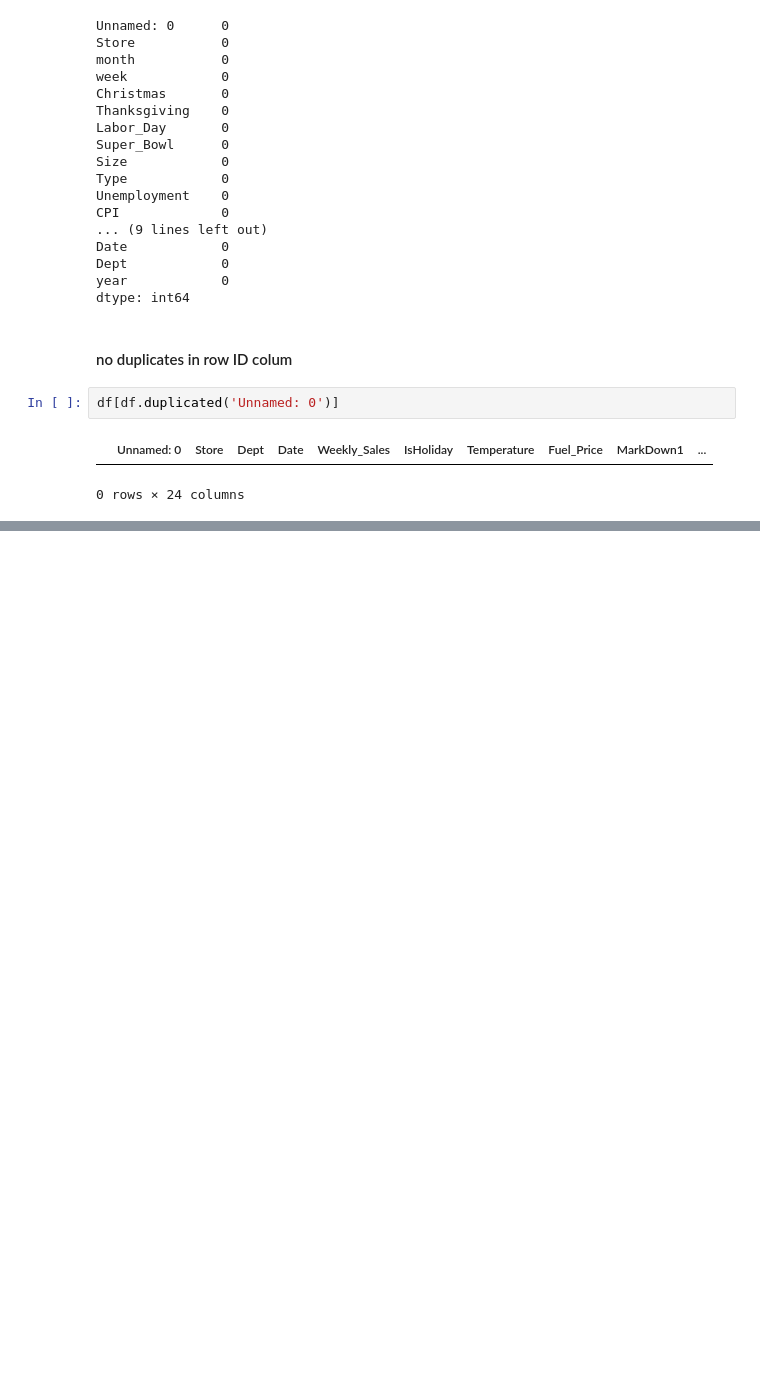
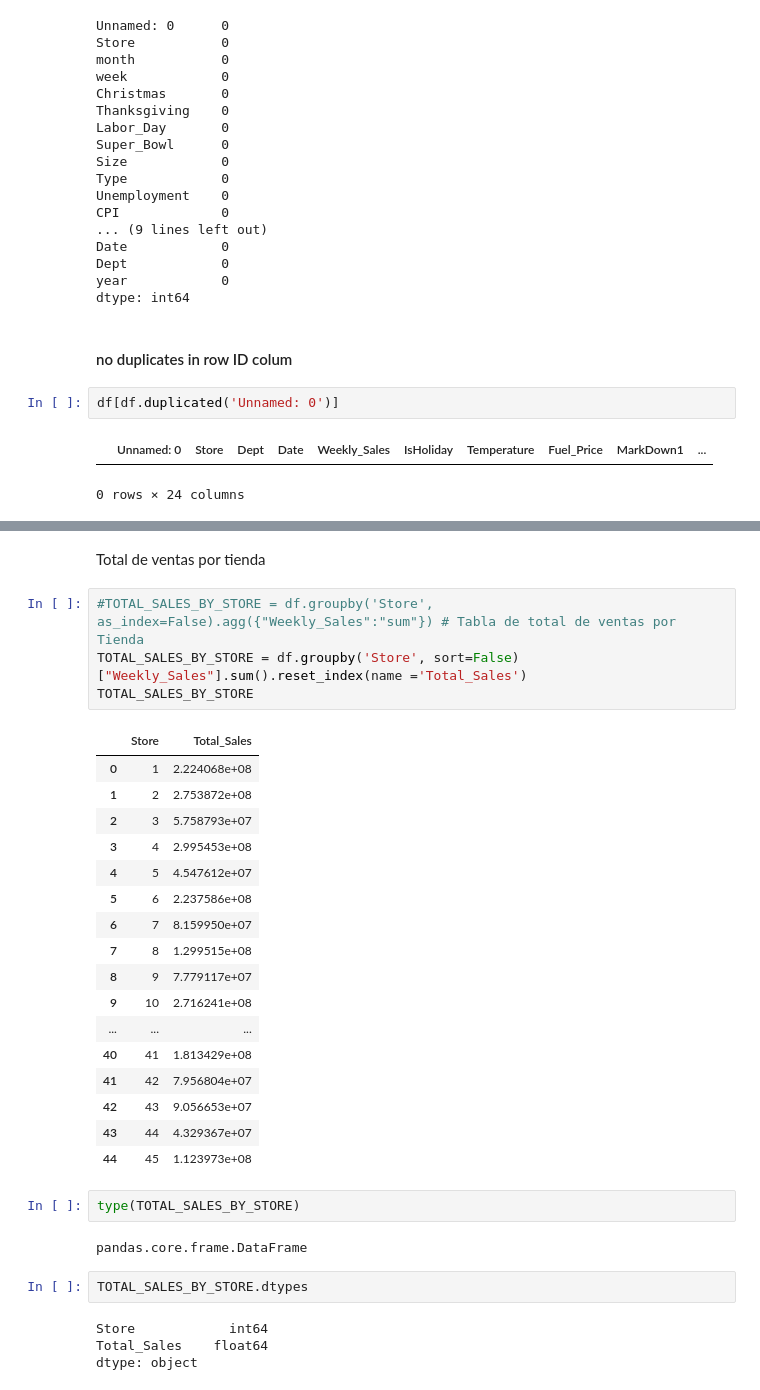
Before and after one commit to lebesguee/walmart_forecast, a Jupyter notebook: forecasting.ipynb, the cells around one changed output, grey strips where cells are left out. Cells and saved outputs as stored; diff of their text form; blank space fills up the shorter version.

```diff
--- a/forecasting.ipynb
+++ b/forecasting.ipynb
@@ -121,0 +131,34 @@ df[df.duplicated('Unnamed: 0')]
+# %% [markdown]
+Total de ventas por tienda
+# %%
+#TOTAL_SALES_BY_STORE = df.groupby('Store', as_index=False).agg({"Weekly_Sales":"sum"}) # Tabla de total de ventas por Tienda
+TOTAL_SALES_BY_STORE = df.groupby('Store', sort=False)["Weekly_Sales"].sum().reset_index(name ='Total_Sales')
+TOTAL_SALES_BY_STORE
+# %% [output]
+|  | Store | Total_Sales |
+| 0 | 1 | 2.224068e+08 |
+| 1 | 2 | 2.753872e+08 |
+| 2 | 3 | 5.758793e+07 |
+| 3 | 4 | 2.995453e+08 |
+| 4 | 5 | 4.547612e+07 |
+| 5 | 6 | 2.237586e+08 |
+| 6 | 7 | 8.159950e+07 |
+| 7 | 8 | 1.299515e+08 |
+| 8 | 9 | 7.779117e+07 |
+| 9 | 10 | 2.716241e+08 |
+| ... | ... | ... |
+| 40 | 41 | 1.813429e+08 |
+| 41 | 42 | 7.956804e+07 |
+| 42 | 43 | 9.056653e+07 |
+| 43 | 44 | 4.329367e+07 |
+| 44 | 45 | 1.123973e+08 |
+# %%
+type(TOTAL_SALES_BY_STORE)
+# %% [output]
+pandas.core.frame.DataFrame
+# %%
+TOTAL_SALES_BY_STORE.dtypes
+# %% [output]
+Store            int64
+Total_Sales    float64
+dtype: object
```
Also changed, not shown: parts of 17 cells of this notebook.
